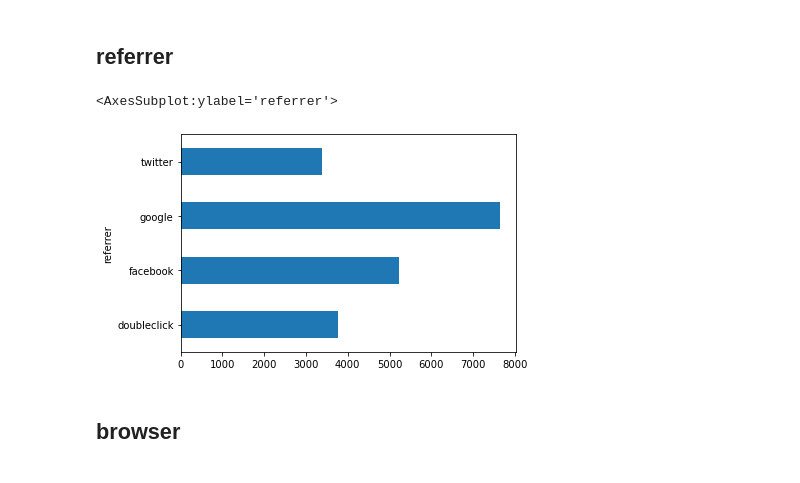
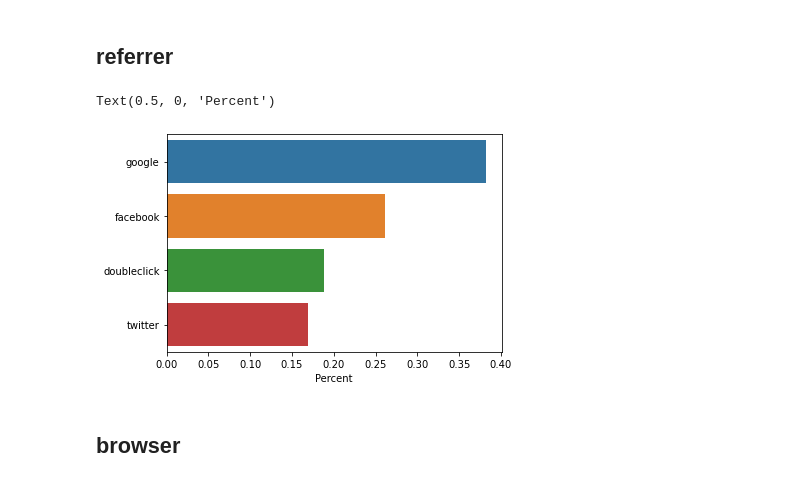
Before and after one commit to ghcn345/Treasure-Bikes, a Jupyter notebook: treasure_bikes_pageviews.ipynb, the cells around one changed output. Saved outputs shown, nothing was run; the diff lists cells and outputs as text; code cells hidden in the pictures.

```diff
--- a/treasure_bikes_pageviews.ipynb
+++ b/treasure_bikes_pageviews.ipynb
@@ -69,10 +96,12 @@ df.groupby('medium').size().plot(kind='barh')
 ## referrer
 # %%
 df['referrer'] = df.td_referrer.str.split('.').map(lambda x: x[1])
-# %%
-df.groupby('referrer').size().plot(kind='barh')
-# %% [output]
-<AxesSubplot:ylabel='referrer'>
-[figure, removed]
+# %%
+#df.groupby('referrer').size().plot(kind='barh')
+sns.barplot(x=df.referrer.value_counts(normalize=True, ascending=False), y=df.referrer.value_counts(normalize=True, ascending=False).index)
+plt.xlabel('Percent')
+# %% [output]
+Text(0.5, 0, 'Percent')
+[figure, added]
 # %% [markdown]
 ## browser
```
Also changed, not shown: parts of 78 cells of this notebook.
